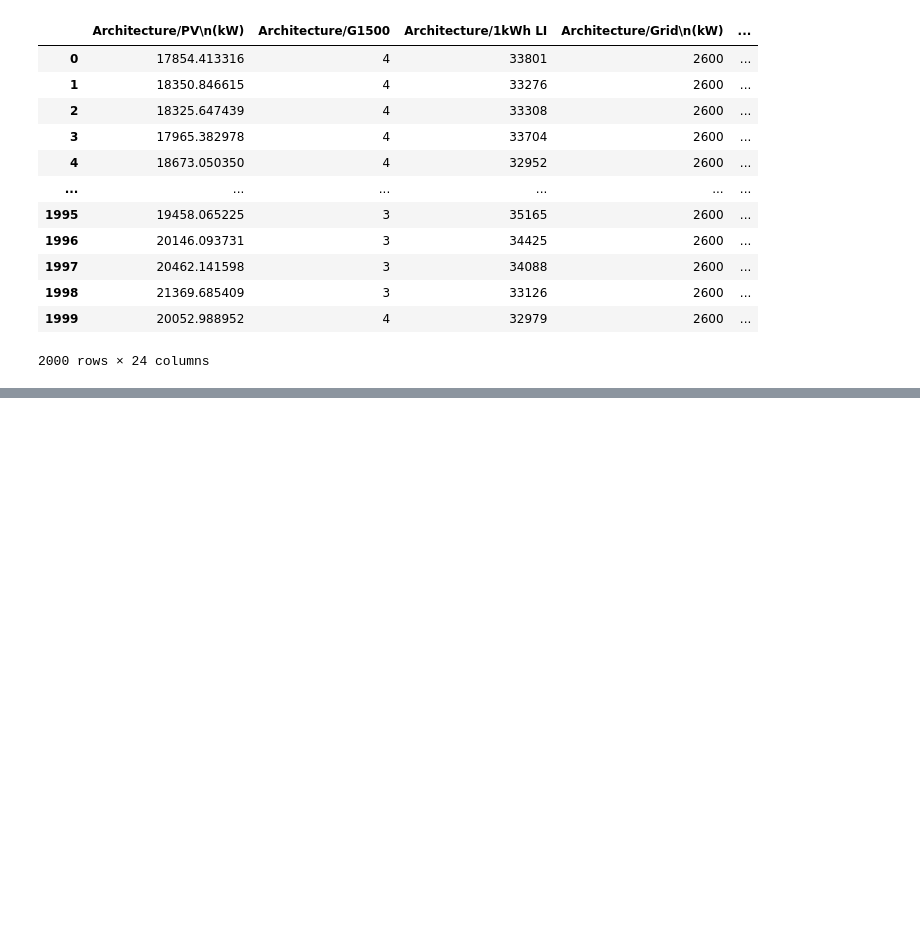
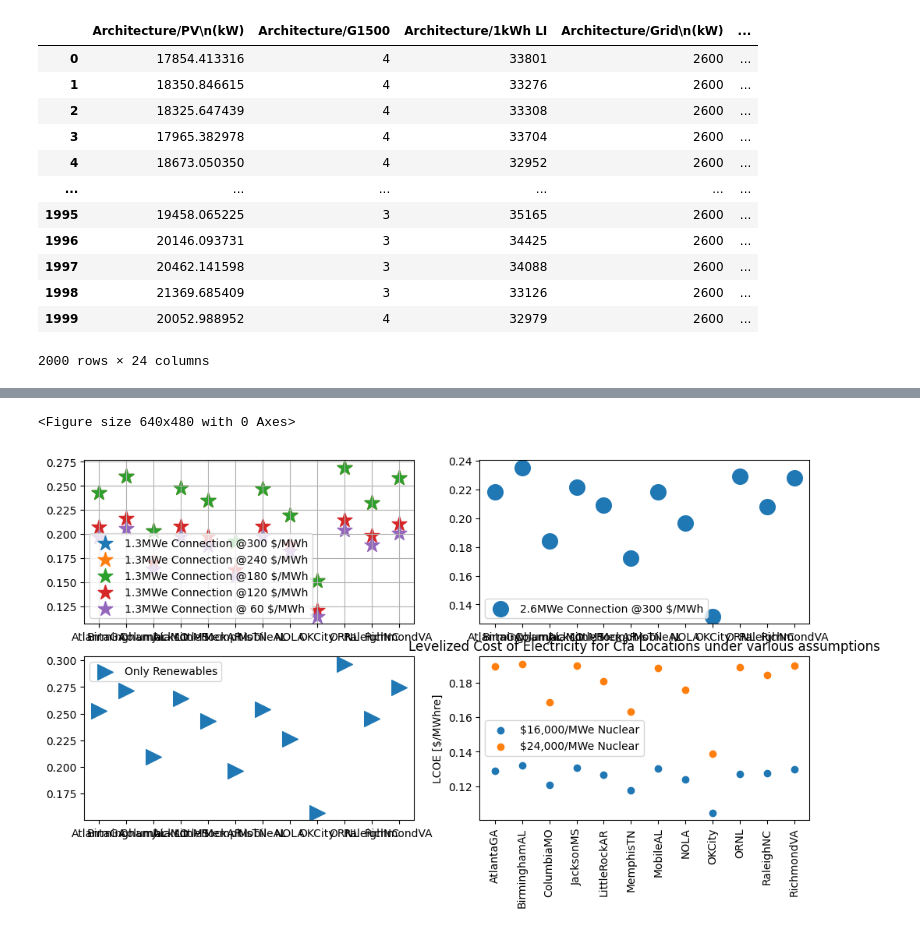
Before and after one commit to uw-reti/homer, a Jupyter notebook: ClimateStudies/OutputProcessing/HOMERDataProcessor.ipynb, the cells around one changed output, grey strips where cells are left out. Drawn from its saved outputs; the diff is of its cells as text; code cells hidden in the pictures; blank space fills up the shorter version.

```diff
--- a/ClimateStudies/OutputProcessing/HOMERDataProcessor.ipynb
+++ b/ClimateStudies/OutputProcessing/HOMERDataProcessor.ipynb
@@ -544,5 +641,6 @@ plt.savefig("mlr_testing")
 # %%
 # DATA FOR util
-#for index = opt_out.ind
-#display(pd.MultiIndex.get_level_values(opt_out('CaseNum')))
-Case1 = util_opt_out.loc[("Case1",slice(None))]
+low = util_opt_out.loc[("1.3MWe",slice(None))]
+high = util_opt_out.loc[("2.6MWe",slice(None))]
+display(low)
+display(high)
@@ -549,3 +676,62 @@ Case1 = util_opt_out.loc[("Case1",slice(None))]
+# %%
+## Comparing high utility throughput to low utility throughput
+low_30 = low.query("Price=='30' & KCC=='cfa'")
+low_24 = low.query("Price=='24' & KCC=='cfa'")
+low_18 = low.query("Price=='18' & KCC=='cfa'")
+low_12 = low.query("Price=='12' & KCC=='cfa'")
+low_06 = low.query("Price=='6' & KCC=='cfa'")
+
+high_30 = high.query("Price=='30' & KCC=='cfa'")
+
+# fig = plt.figure()
+# fig, ax=plt.subplots(figsize=(12,6))
+# ax.scatter( low_30.droplevel(['Price','KCC']).index.array, low_30['Grid/Energy Purchased\n(kWh)'].array,marker='*',s=200)
+# ax.scatter( high_30.droplevel(['Price','KCC']).index.array, high_30['Grid/Energy Purchased\n(kWh)'].array,marker='*',s=200)
+# ax.legend(['1.3MWe Connection', '2.6MWe Connection'], fontsize='large')
+# plt.ylabel('Grid Energy Purchased (kWh)')
+# plt.xlabel('Location (KCC = Cfa)')
+# plt.title('Levelized Cost of Electricity for All Studied Locations w/Assumed MR Capital Cost', fontsize='large')
+# plt.xticks(rotation=90);
+# ax.grid(True);
+axes = [ax1, ax2, ax3, ax4]
+fig = plt.figure()
+fig, ((ax1, ax2),(ax3, ax4)) =plt.subplots(2,2,figsize=(12,6))
+ax2.scatter(high_30.droplevel(['Price','KCC']).index.array,  high_30['Cost/COE\n($)'].array,marker='o',s=200)
+plt.xticks(rotation=90);
+
+ax1.scatter( low_30.droplevel(['Price','KCC']).index.array,   low_30['Cost/COE\n($)'].array,marker='*',s=200)
+ax1.scatter( low_24.droplevel(['Price','KCC']).index.array,   low_24['Cost/COE\n($)'].array,marker='*',s=200)
+ax1.scatter( low_18.droplevel(['Price','KCC']).index.array,   low_18['Cost/COE\n($)'].array,marker='*',s=200)
+ax1.scatter( low_12.droplevel(['Price','KCC']).index.array,   low_12['Cost/COE\n($)'].array,marker='*',s=200)
+ax1.scatter( low_06.droplevel(['Price','KCC']).index.array,   low_06['Cost/COE\n($)'].array,marker='*',s=200)
+plt.ylabel('LCOE for 1.3MWe utility connection')
+plt.xticks(rotation=90);
+
+ax3.scatter( Case1CFA.index.array, Case1CFA['Cost/COE\n($)'],marker='>',s=200)
+ax4.scatter( Case1CFA.index.array, Case3CFA['Cost/COE\n($)'])
+ax4.scatter( Case1CFA.index.array, Case4CFA['Cost/COE\n($)'])
+plt.xticks(rotation=90);
+
+ax2.legend(['2.6MWe Connection @300 $/MWh'])
+ax1.legend(['1.3MWe Connection @300 $/MWh',
+            '1.3MWe Connection @240 $/MWh',
+            '1.3MWe Connection @180 $/MWh',
+            '1.3MWe Connection @120 $/MWh',
+            '1.3MWe Connection @ 60 $/MWh'])
+ax3.legend(['Only Renewables'])
+ax4.legend(['$16,000/MWe Nuclear', '$24,000/MWe Nuclear'])
+
+plt.ylabel('LCOE [$/MWhre]')
+plt.title('Levelized Cost of Electricity for Cfa Locations under various assumptions', fontsize='large')
+plt.xticks(rotation=90);
+ax1.grid(True);
+
+# high_30.plot(y='Cost/COE\n($)', use_index=True)
+# plt.xticks(rotation=90);
+# plt.ylim([0.10  ,0.3])
+# %% [output]
+<Figure size 640x480 with 0 Axes>
+[figure, added]
 # %%
 m = len(Case2CFA)
 fig = plt.figure(figsize=(24,12))
```
Also changed, not shown: parts of 11 cells of this notebook.
